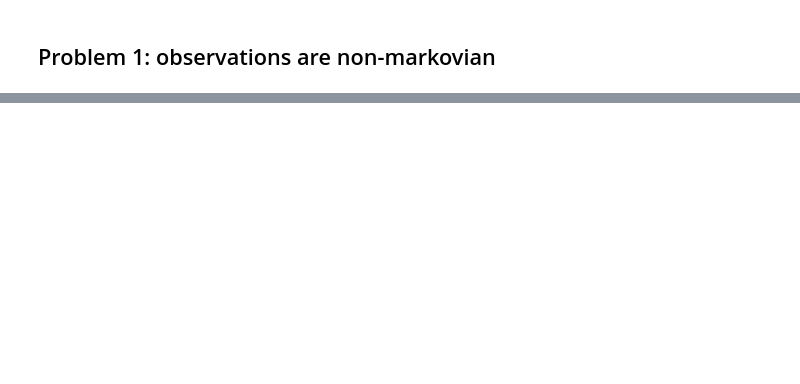
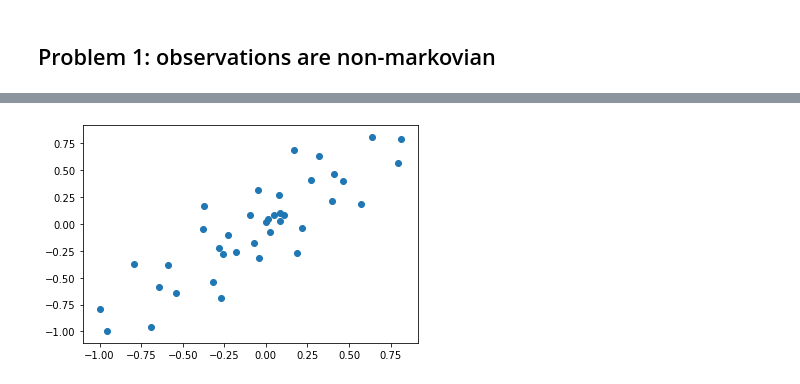
Before and after one commit to zhihanyang2022/deeprl_notes, a Jupyter notebook: imitation_learning/imitation_learning.ipynb, the cells around one changed output, grey strips where cells are left out. Cells and saved outputs as stored; diff of their text form; code cells hidden in the pictures; blank space fills up the shorter version.

```diff
--- a/imitation_learning/imitation_learning.ipynb
+++ b/imitation_learning/imitation_learning.ipynb
@@ -39,3 +45,8 @@ train_dl = DataLoader(train_ds, batch_size=64, shuffle=True)
+# %%
+plt.scatter(x_train, y_train)
+plt.show()
+# %% [output]
+[figure, added]
 # %%
 class Regressor(nn.Module):
 
```
Also changed, not shown: parts of 22 cells of this notebook, 1 other file.
